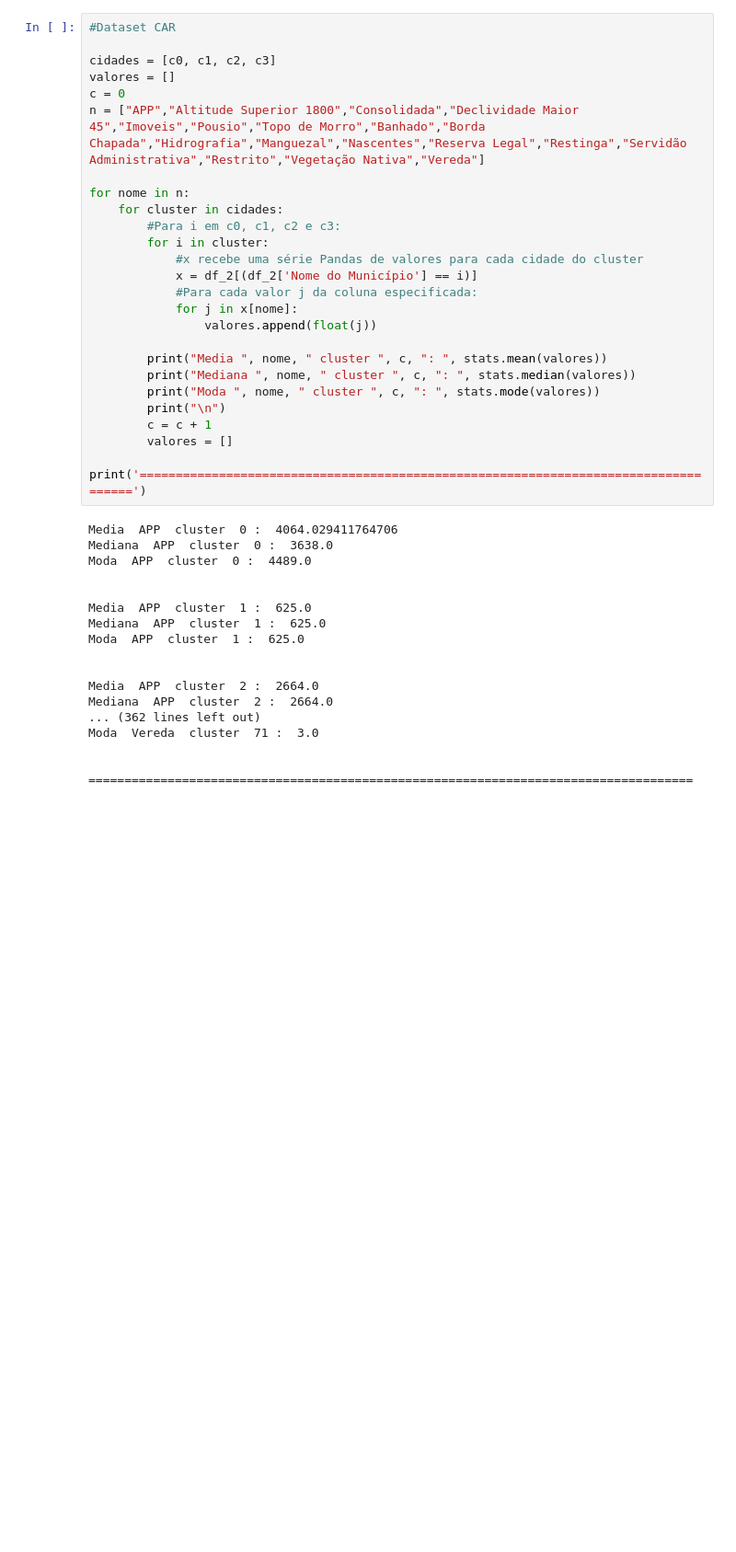
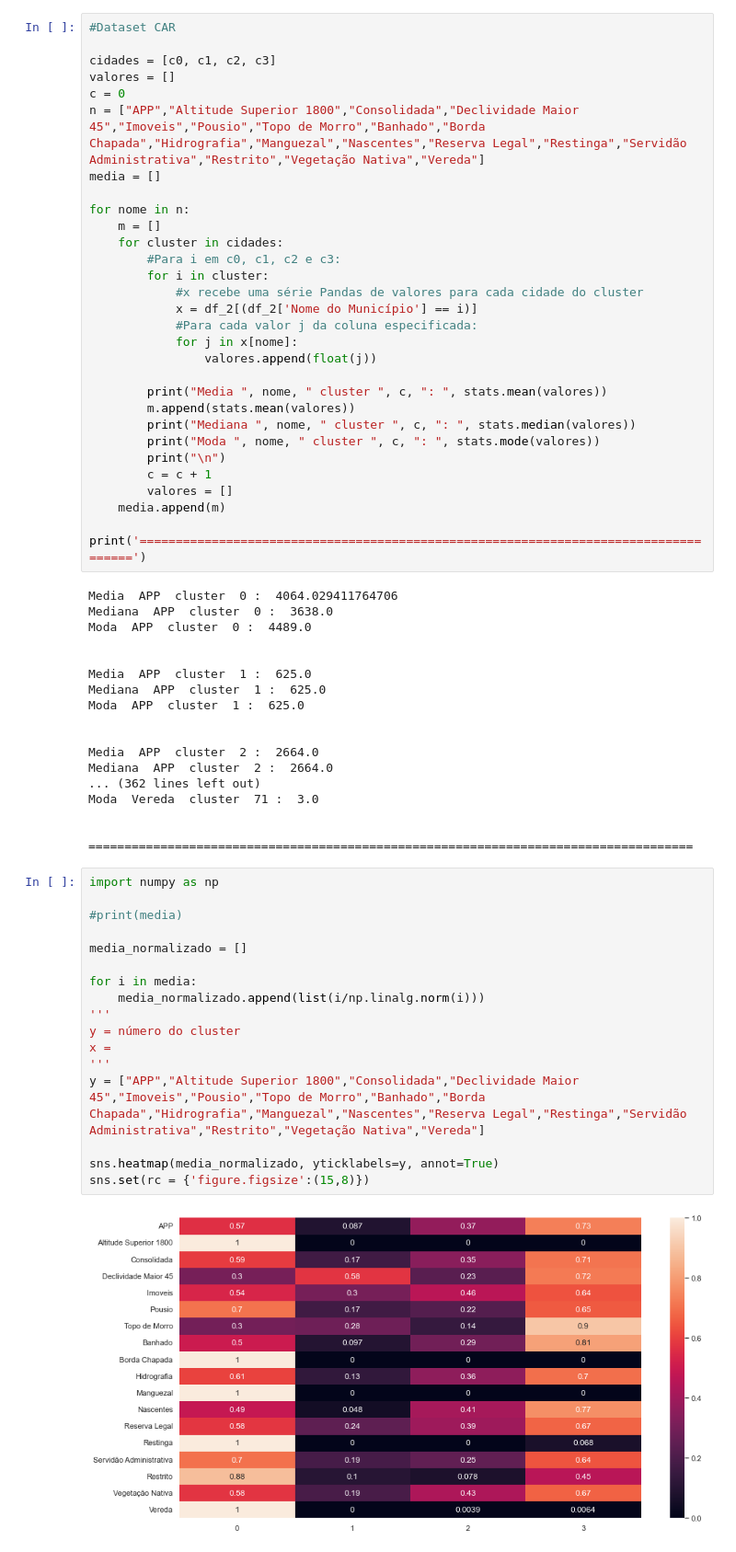
Before and after one commit to TavaresCarlos/TerrainIntelGIS, a Jupyter notebook: notebook/PIB municipios.ipynb, the cells around one changed output. Shown: that part at 92% size. Saved outputs shown, nothing was run; the diff lists cells and outputs as text; blank space fills up the shorter version.

```diff
--- a/notebook/PIB municipios.ipynb
+++ b/notebook/PIB municipios.ipynb
@@ -768,8 +795,10 @@ cidades = [c0, c1, c2, c3]
 valores = []
 c = 0
 n = ["APP","Altitude Superior 1800","Consolidada","Declividade Maior 45","Imoveis","Pousio","Topo de Morro","Banhado","Borda Chapada","Hidrografia","Manguezal","Nascentes","Reserva Legal","Restinga","Servidão Administrativa","Restrito","Vegetação Nativa","Vereda"]
+media = []
 
 for nome in n:
+    m = []
     for cluster in cidades:
         #Para i em c0, c1, c2 e c3:
         for i in cluster:
@@ -780,11 +809,13 @@ for nome in n:
                 valores.append(float(j))
 
         print("Media ", nome, " cluster ", c, ": ", stats.mean(valores))
+        m.append(stats.mean(valores))
         print("Mediana ", nome, " cluster ", c, ": ", stats.median(valores))
         print("Moda ", nome, " cluster ", c, ": ", stats.mode(valores))
         print("\n")
         c = c + 1
         valores = []
+    media.append(m)
     print('====================================================================================')
 # %% [output]
 Media  APP  cluster  0 :  4064.029411764706
@@ -804,6 +835,25 @@ Moda  Vereda  cluster  71 :  3.0
 
 
 ====================================================================================
+# %%
+import numpy as np
+
+#print(media)
+
+media_normalizado = []
+
+for i in media:
+    media_normalizado.append(list(i/np.linalg.norm(i)))
+'''
+y = número do cluster
+x =
+'''
+y = ["APP","Altitude Superior 1800","Consolidada","Declividade Maior 45","Imoveis","Pousio","Topo de Morro","Banhado","Borda Chapada","Hidrografia","Manguezal","Nascentes","Reserva Legal","Restinga","Servidão Administrativa","Restrito","Vegetação Nativa","Vereda"]
+
+sns.heatmap(media_normalizado, yticklabels=y, annot=True)
+sns.set(rc = {'figure.figsize':(15,8)})
+# %% [output]
+[figure, added]
 # %%
 #Dataset PIB
 
```
Also changed, not shown: parts of 11 cells of this notebook, 2 other files.
